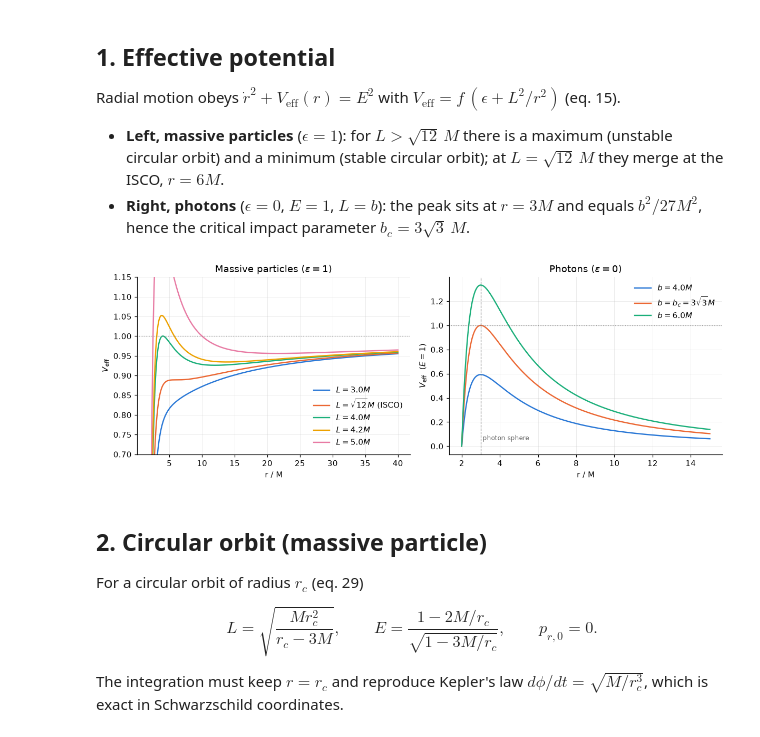
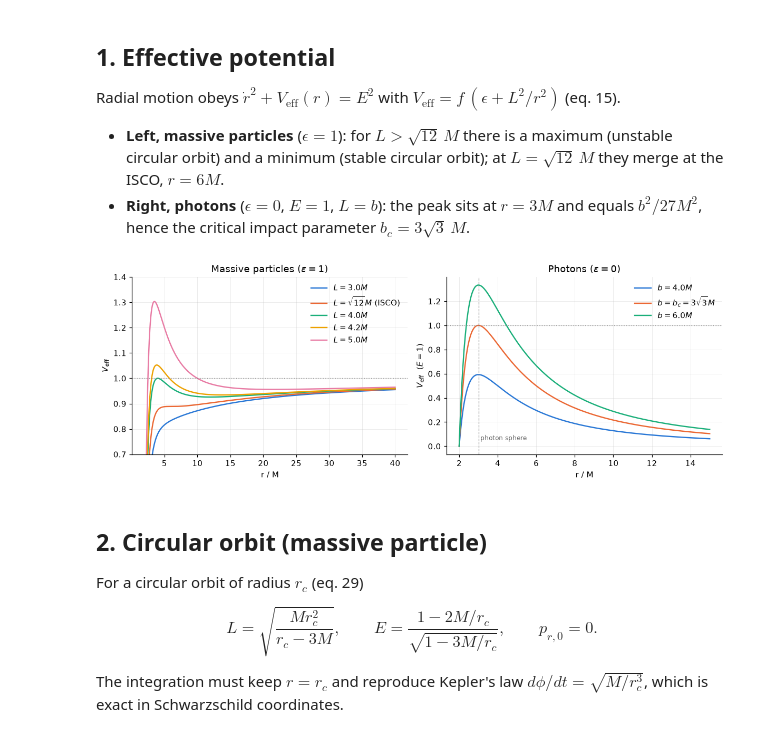
Before and after one commit to NugiePhysics/schwarzschild-geodesics, a Jupyter notebook: notebooks/schwarzschild_simulation.ipynb, the cells around one changed output. Saved outputs shown, nothing was run; the diff lists cells and outputs as text; code cells hidden in the pictures.

```diff
--- a/notebooks/schwarzschild_simulation.ipynb
+++ b/notebooks/schwarzschild_simulation.ipynb
@@ -56,30 +56,30 @@ $V_\text{eff} = f\,(\epsilon + L^2/r^2)$ (eq. 15).
 # %%
 fig, (ax1, ax2) = plt.subplots(1, 2, figsize=(11, 4))
 
 r = np.linspace(2.0 * M, 40.0 * M, 2000)
 for L in [3.0, np.sqrt(12.0), 4.0, 4.2, 5.0]:
     label = r"$L=\sqrt{12}M$ (ISCO)" if np.isclose(L, np.sqrt(12)) else rf"$L={L:.1f}M$"
     ax1.plot(r, effective_potential(r, L, 1.0), label=label)
 ax1.axhline(1.0, color="0.5", lw=0.8, ls=":")
-ax1.set(ylim=(0.7, 1.15), xlabel="r / M", ylabel=r"$V_{\mathrm{eff}}$")
+ax1.set(ylim=(0.7, 1.4), xlabel="r / M", ylabel=r"$V_{\mathrm{eff}}$")
 ax1.set_title(r"Massive particles ($\epsilon = 1$)")
 ax1.legend()
 
 b_c = analytic.critical_impact_parameter(M)
 r = np.linspace(2.0 * M, 15.0 * M, 2000)
 for b in [4.0, b_c, 6.0]:
     label = r"$b=b_c=3\sqrt{3}M$" if b == b_c else rf"$b={b:.1f}M$"
     ax2.plot(r, effective_potential(r, b, 0.0), label=label)
 ax2.axhline(1.0, color="0.5", lw=0.8, ls=":")
 ax2.axvline(3.0 * M, color="0.5", lw=0.8, ls="--")
 ax2.text(3.1, 0.05, "photon sphere", color="0.4", fontsize=8)
 ax2.set(xlabel="r / M", ylabel=r"$V_{\mathrm{eff}}$  ($E = 1$)")
 ax2.set_title(r"Photons ($\epsilon = 0$)")
 ax2.legend()
 plt.tight_layout()
 plt.show()
 # %% [output]
-[figure, old version]
+[figure, new version]
 # %% [markdown]
 ## 2. Circular orbit (massive particle)
 
```
